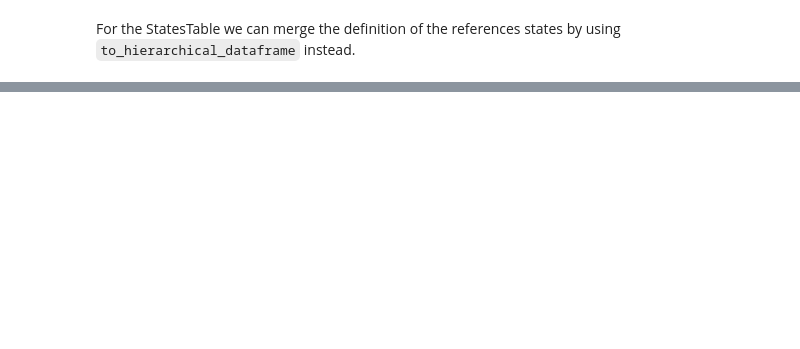
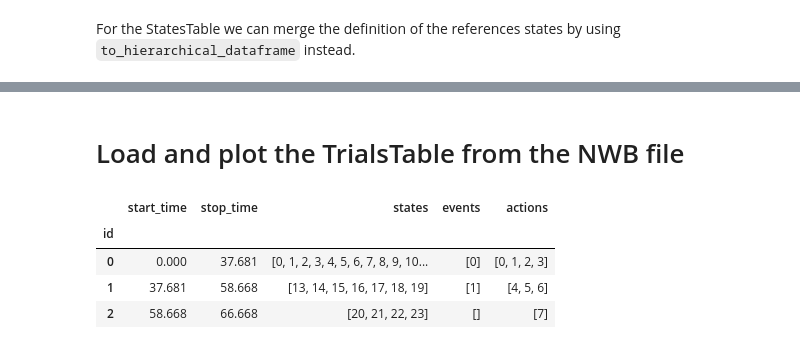
Before and after one commit to chenxinfeng4/ArControl-convert2-nwb, a Jupyter notebook: playground/demo_convert.ipynb, the cells around one changed output, grey strips where cells are left out. Cells and saved outputs as stored; diff of their text form; code cells hidden in the pictures; blank space fills up the shorter version.

```diff
--- a/playground/demo_convert.ipynb
+++ b/playground/demo_convert.ipynb
@@ -150,0 +151,12 @@ plt.show()
+# %% [markdown]
+# Load and plot the TrialsTable from the NWB file
+# %%
+# Get the TrialsTable from file
+trials = nwb.trials
+display(trials.to_dataframe(index=True))
+# %% [output]
+|  | start_time | stop_time | states | events | actions |
+| id |  |  |  |  |  |
+| 0 | 0.000 | 37.681 | [0, 1, 2, 3, 4, 5, 6, 7, 8, 9, 10... | [0] | [0, 1, 2, 3] |
+| 1 | 37.681 | 58.668 | [13, 14, 15, 16, 17, 18, 19] | [1] | [4, 5, 6] |
+| 2 | 58.668 | 66.668 | [20, 21, 22, 23] | [] | [7] |
```
Also changed, not shown: parts of 6 cells of this notebook, 1 other file.
